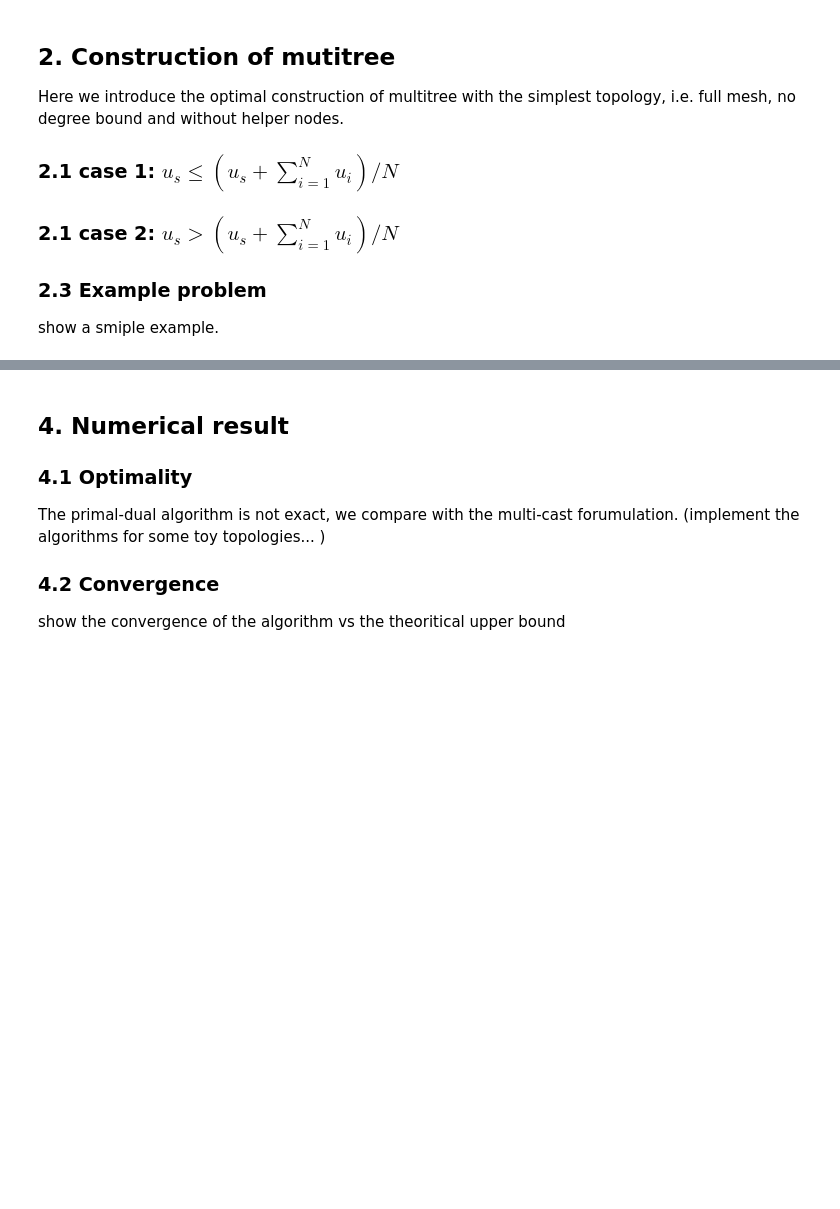
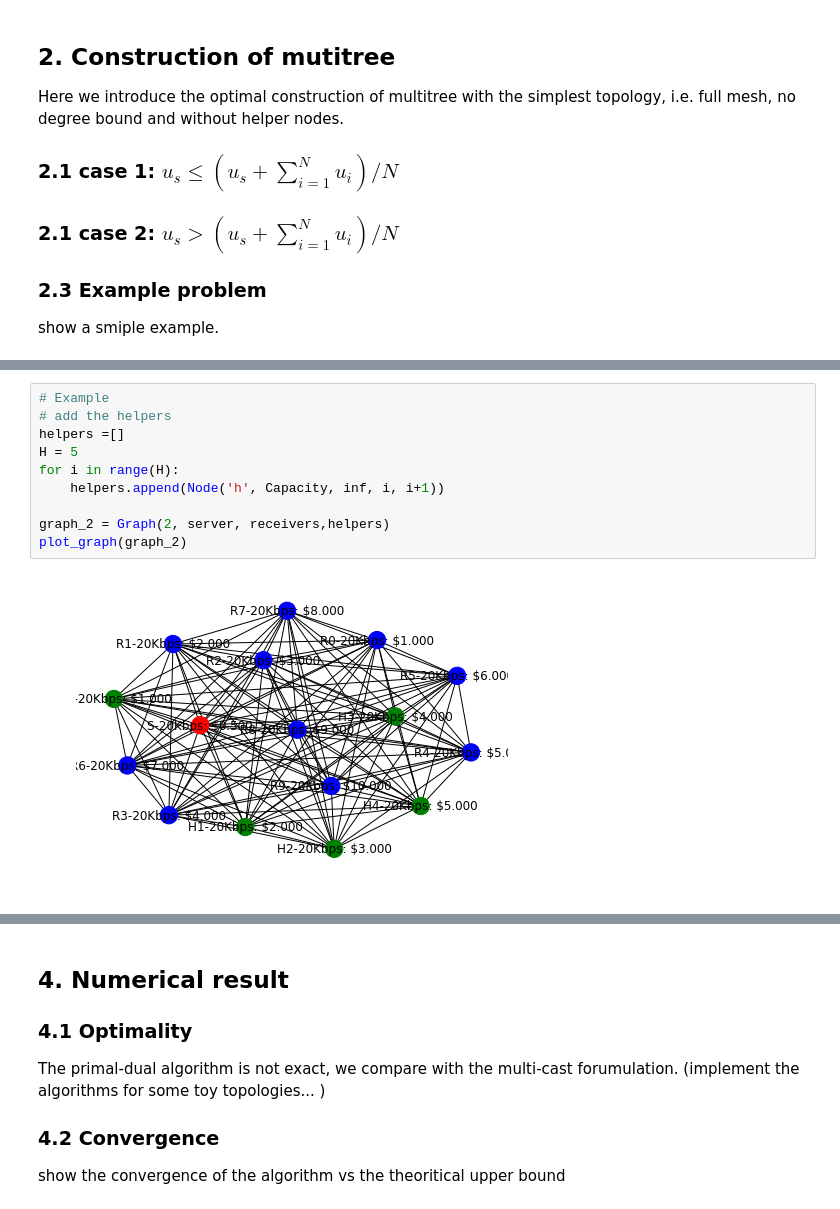
Before and after one commit to TakuKaneda/P2P-project, a Jupyter notebook: P2P-ver2.ipynb, the cells around one changed output, grey strips where cells are left out. Saved outputs shown, nothing was run; the diff lists cells and outputs as text; blank space fills up the shorter version.

```diff
--- a/P2P-ver2.ipynb
+++ b/P2P-ver2.ipynb
@@ -59,0 +153,12 @@ Show the mathematical formulation
+# %%
+# Example
+# add the helpers
+helpers =[]
+H = 5
+for i in range(H):
+    helpers.append(Node('h', Capacity, inf, i, i+1))
+
+graph_2 = Graph(2, server, receivers,helpers)
+plot_graph(graph_2)
+# %% [output]
+[figure, added]
```
Also changed, not shown: parts of 19 cells of this notebook, 21 other files.
